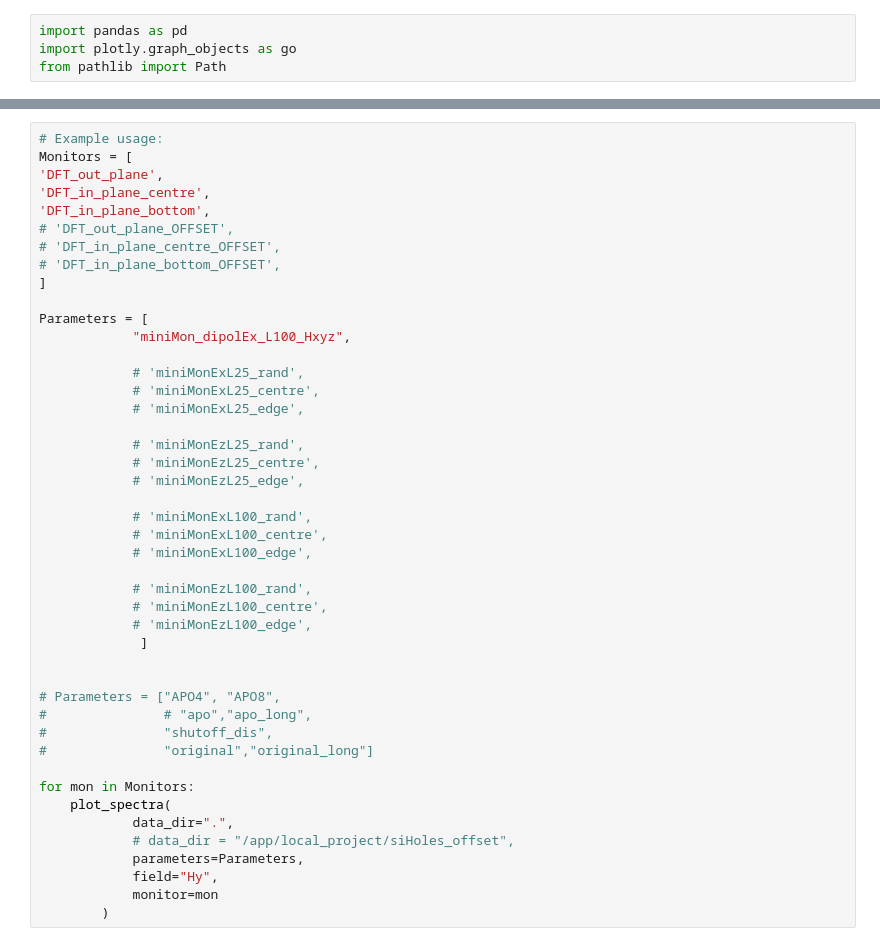
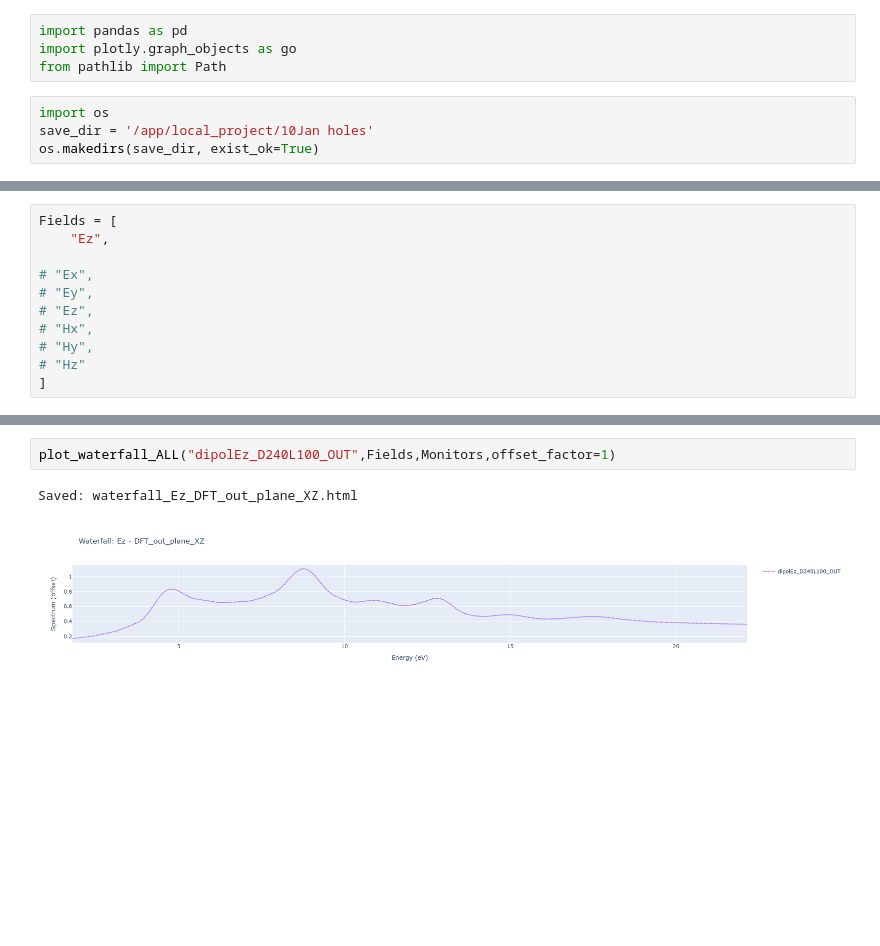
Before and after one commit to howfishy/sharing, a Jupyter notebook: 4 Master html plots.ipynb, the cells around one changed output, grey strips where cells are left out. Drawn from its saved outputs; the diff is of its cells as text; blank space fills up the shorter version.

```diff
--- a/4 Master html plots.ipynb
+++ b/4 Master html plots.ipynb
@@ -2,3 +2,7 @@
 import pandas as pd
 import plotly.graph_objects as go
 from pathlib import Path
+# %%
+import os
+save_dir = '/app/local_project/10Jan holes'
+os.makedirs(save_dir, exist_ok=True)
@@ -4,0 +27,11 @@ from pathlib import Path
+# %%
+Fields = [
+    "Ez",
+
+# "Ex",
+# "Ey",
+# "Ez",
+# "Hx",
+# "Hy",
+# "Hz"
+]
@@ -54,45 +181,5 @@ def plot_spectra(data_dir, parameters, field, monitor):
 # %%
-# Example usage:
-Monitors = [
-'DFT_out_plane',
-'DFT_in_plane_centre',
-'DFT_in_plane_bottom',
-# 'DFT_out_plane_OFFSET',
-# 'DFT_in_plane_centre_OFFSET',
-# 'DFT_in_plane_bottom_OFFSET',
-]
-
-Parameters = [
-            "miniMon_dipolEx_L100_Hxyz",
-
-            # 'miniMonExL25_rand',
-            # 'miniMonExL25_centre',
-            # 'miniMonExL25_edge',
-
-            # 'miniMonEzL25_rand',
-            # 'miniMonEzL25_centre',
-            # 'miniMonEzL25_edge',
-
-            # 'miniMonExL100_rand',
-            # 'miniMonExL100_centre',
-            # 'miniMonExL100_edge',
-
-            # 'miniMonEzL100_rand',
-            # 'miniMonEzL100_centre',
-            # 'miniMonEzL100_edge',
-             ]
-
-
-# Parameters = ["APO4", "APO8",
-#               # "apo","apo_long",
-#               "shutoff_dis",
-#               "original","original_long"]
-
-for mon in Monitors:
-    plot_spectra(
-            data_dir=".",
-            # data_dir = "/app/local_project/siHoles_offset",
-            parameters=Parameters,
-            field="Hy",
-            monitor=mon
-        )
+plot_waterfall_ALL("dipolEz_D240L100_OUT",Fields,Monitors,offset_factor=1)
+# %% [output]
+Saved: waterfall_Ez_DFT_out_plane_XZ.html
+[figure, added]
```
Also changed, not shown: parts of 11 cells of this notebook, 3 other files.
